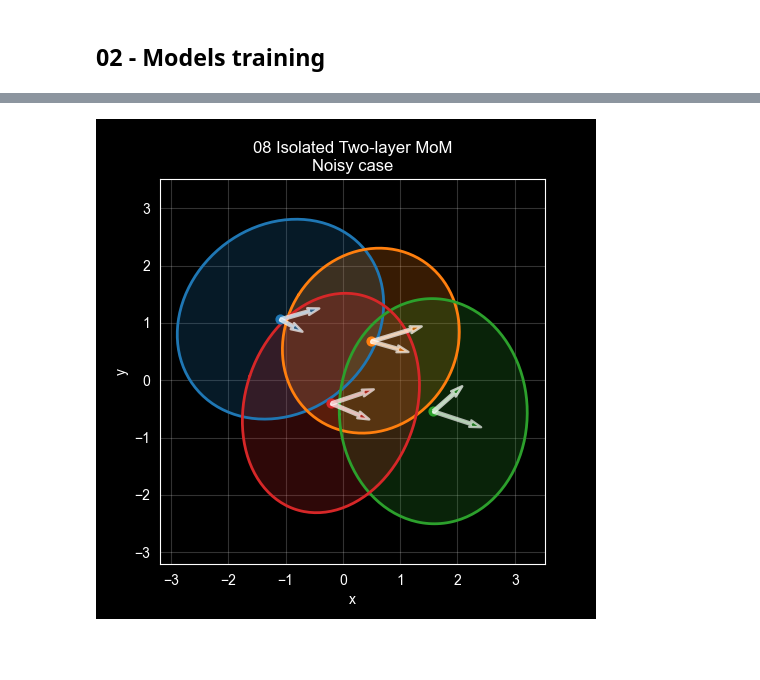
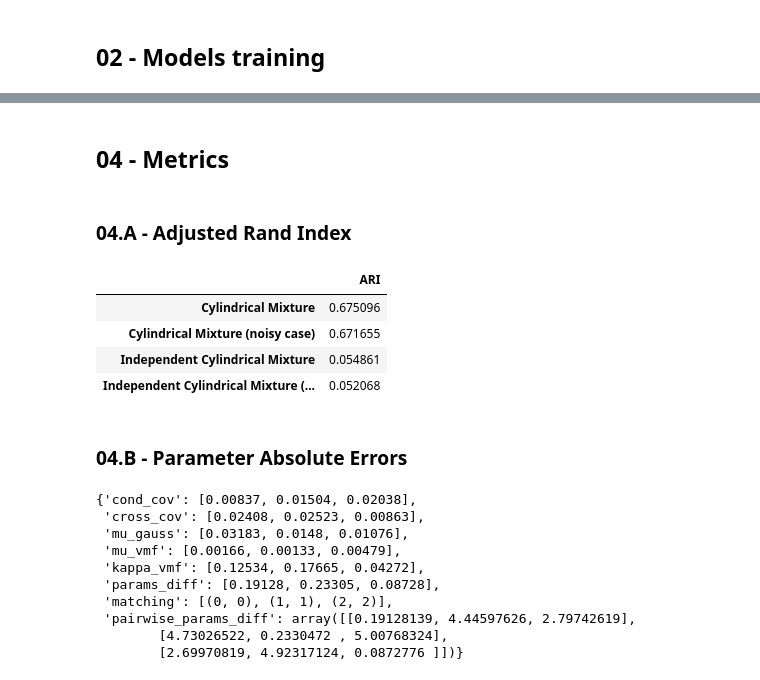
Before and after one commit to Joaquin-Garay/cylindrical-data-lvm, a Jupyter notebook: experiment/synthetic_data/cylmix-2d-low-strong.ipynb, the cells around one changed output, grey strips where cells are left out. Cells and saved outputs as stored; diff of their text form; code cells hidden in the pictures; blank space fills up the shorter version.

```diff
--- a/experiment/synthetic_data/cylmix-2d-low-strong.ipynb
+++ b/experiment/synthetic_data/cylmix-2d-low-strong.ipynb
@@ -180,5 +173,32 @@ fig, ax = mod.plot_mom_components_2d(isomom, arrow_scale=2.0,
-# %%
-fig, ax = mod.plot_mom_components_2d(noisy_isomom, arrow_scale=2.0,
-                                  title=f"08 Isolated Two-layer MoM\nNoisy case")
-# %% [output]
-[figure, removed]
+# %% [markdown]
+## 04 - Metrics
+# %% [markdown]
+### 04.A - Adjusted Rand Index
+# %%
+results_ari = {}
+for model, name in zip(models[:4], model_names[:4]):
+    results_ari[name] = clvm.ari(labels, model.predict(x))
+# %%
+pd.Series(results_ari, name="ARI").to_frame()
+# %% [output]
+|  | ARI |
+| Cylindrical Mixture | 0.675096 |
+| Cylindrical Mixture (noisy case) | 0.671655 |
+| Independent Cylindrical Mixture | 0.054861 |
+| Independent Cylindrical Mixture (... | 0.052068 |
+# %% [markdown]
+### 04.B - Parameter Absolute Errors
+# %%
+cylmix_comp = clvm.cylmix_comparison(generator, cylmix)
+cylmix_comp
+# %% [output]
+{'cond_cov': [0.00837, 0.01504, 0.02038],
+ 'cross_cov': [0.02408, 0.02523, 0.00863],
+ 'mu_gauss': [0.03183, 0.0148, 0.01076],
+ 'mu_vmf': [0.00166, 0.00133, 0.00479],
+ 'kappa_vmf': [0.12534, 0.17665, 0.04272],
+ 'params_diff': [0.19128, 0.23305, 0.08728],
+ 'matching': [(0, 0), (1, 1), (2, 2)],
+ 'pairwise_params_diff': array([[0.19128139, 4.44597626, 2.79742619],
+        [4.73026522, 0.2330472 , 5.00768324],
+        [2.69970819, 4.92317124, 0.0872776 ]])}
```
Also changed, not shown: parts of 23 cells of this notebook.
